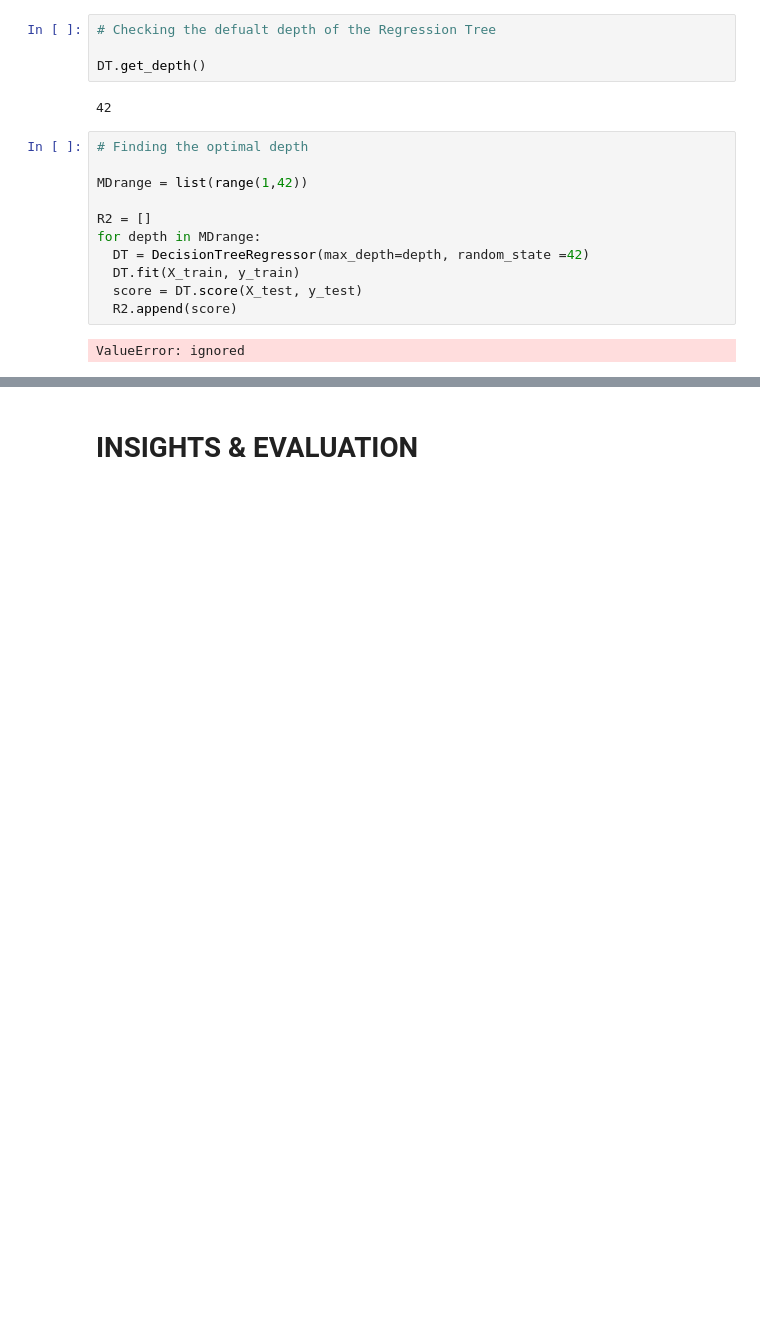
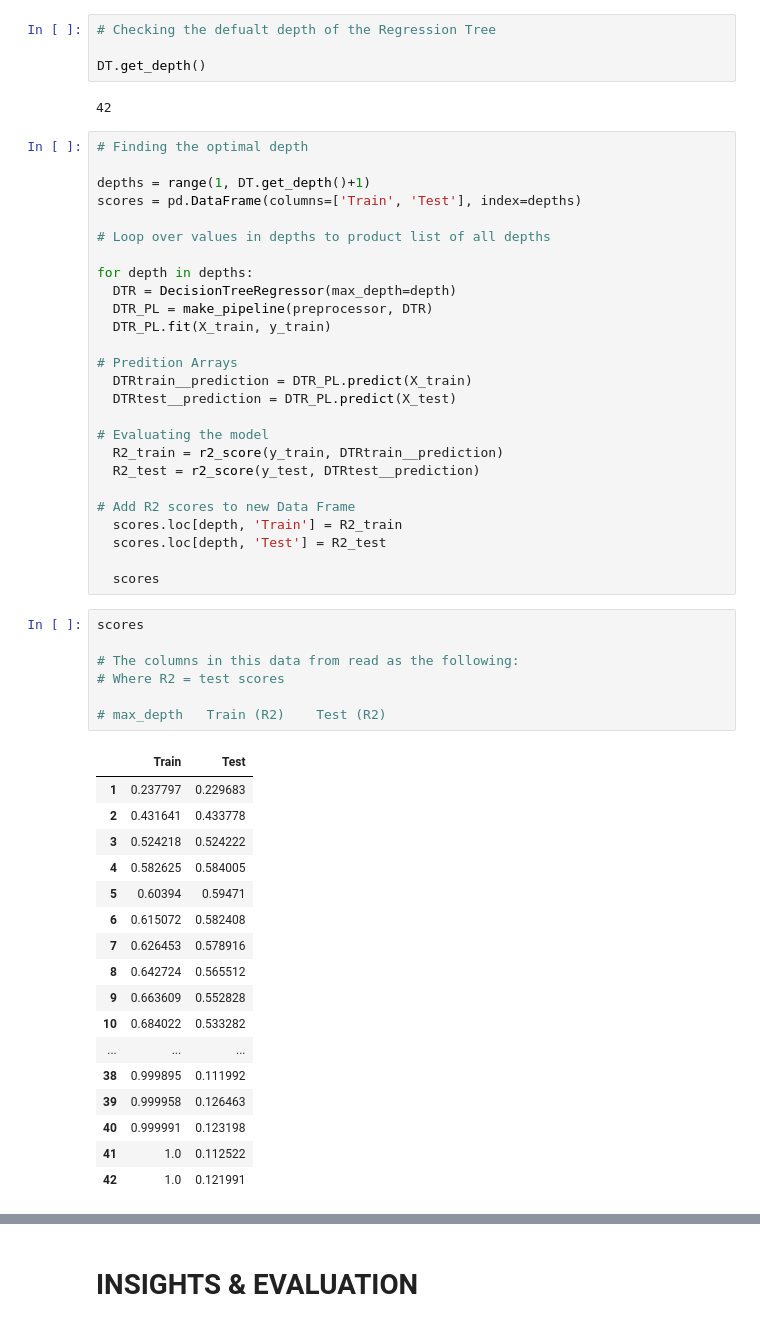
Before and after one commit to starkjones/Food-Sales-Predictions, a Jupyter notebook: Food_Sales_Prediction.ipynb, the cells around one changed output, grey strips where cells are left out. Cells and saved outputs as stored; diff of their text form; blank space fills up the shorter version.

```diff
--- a/Food_Sales_Prediction.ipynb
+++ b/Food_Sales_Prediction.ipynb
@@ -829,16 +861,54 @@ R2: 0.10
 DT.get_depth()
 # %% [output]
 42
-# %%
-# Finding the optimal depth
-
-MDrange = list(range(1,42))
-
-R2 = []
-for depth in MDrange:
-  DT = DecisionTreeRegressor(max_depth=depth, random_state =42)
-  DT.fit(X_train, y_train)
-  score = DT.score(X_test, y_test)
-  R2.append(score)
-# %% [output]
-ValueError: ignored
+# %%
+# Finding the optimal depth
+
+depths = range(1, DT.get_depth()+1)
+scores = pd.DataFrame(columns=['Train', 'Test'], index=depths)
+
+# Loop over values in depths to product list of all depths
+
+for depth in depths:
+  DTR = DecisionTreeRegressor(max_depth=depth)
+  DTR_PL = make_pipeline(preprocessor, DTR)
+  DTR_PL.fit(X_train, y_train)
+
+# Predition Arrays
+  DTRtrain__prediction = DTR_PL.predict(X_train)
+  DTRtest__prediction = DTR_PL.predict(X_test)
+
+# Evaluating the model
+  R2_train = r2_score(y_train, DTRtrain__prediction)
+  R2_test = r2_score(y_test, DTRtest__prediction)
+
+# Add R2 scores to new Data Frame
+  scores.loc[depth, 'Train'] = R2_train
+  scores.loc[depth, 'Test'] = R2_test
+
+  scores
+# %%
+scores
+
+# The columns in this data from read as the following:
+# Where R2 = test scores
+
+# max_depth   Train (R2)    Test (R2)
+# %% [output]
+|  | Train | Test |
+| 1 | 0.237797 | 0.229683 |
+| 2 | 0.431641 | 0.433778 |
+| 3 | 0.524218 | 0.524222 |
+| 4 | 0.582625 | 0.584005 |
+| 5 | 0.60394 | 0.59471 |
+| 6 | 0.615072 | 0.582408 |
+| 7 | 0.626453 | 0.578916 |
+| 8 | 0.642724 | 0.565512 |
+| 9 | 0.663609 | 0.552828 |
+| 10 | 0.684022 | 0.533282 |
+| ... | ... | ... |
+| 38 | 0.999895 | 0.111992 |
+| 39 | 0.999958 | 0.126463 |
+| 40 | 0.999991 | 0.123198 |
+| 41 | 1.0 | 0.112522 |
+| 42 | 1.0 | 0.121991 |
```
Also changed, not shown: parts of 17 cells of this notebook.
